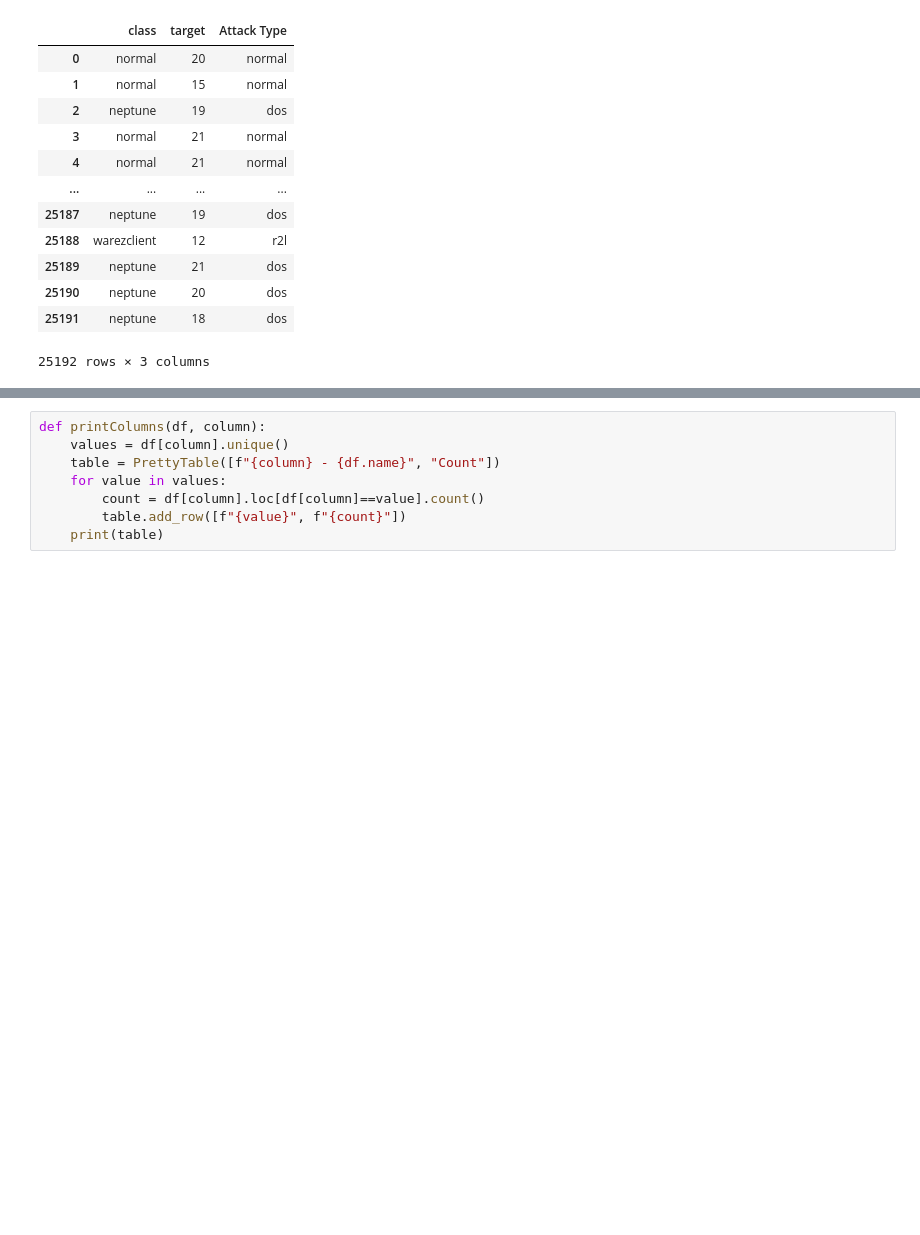
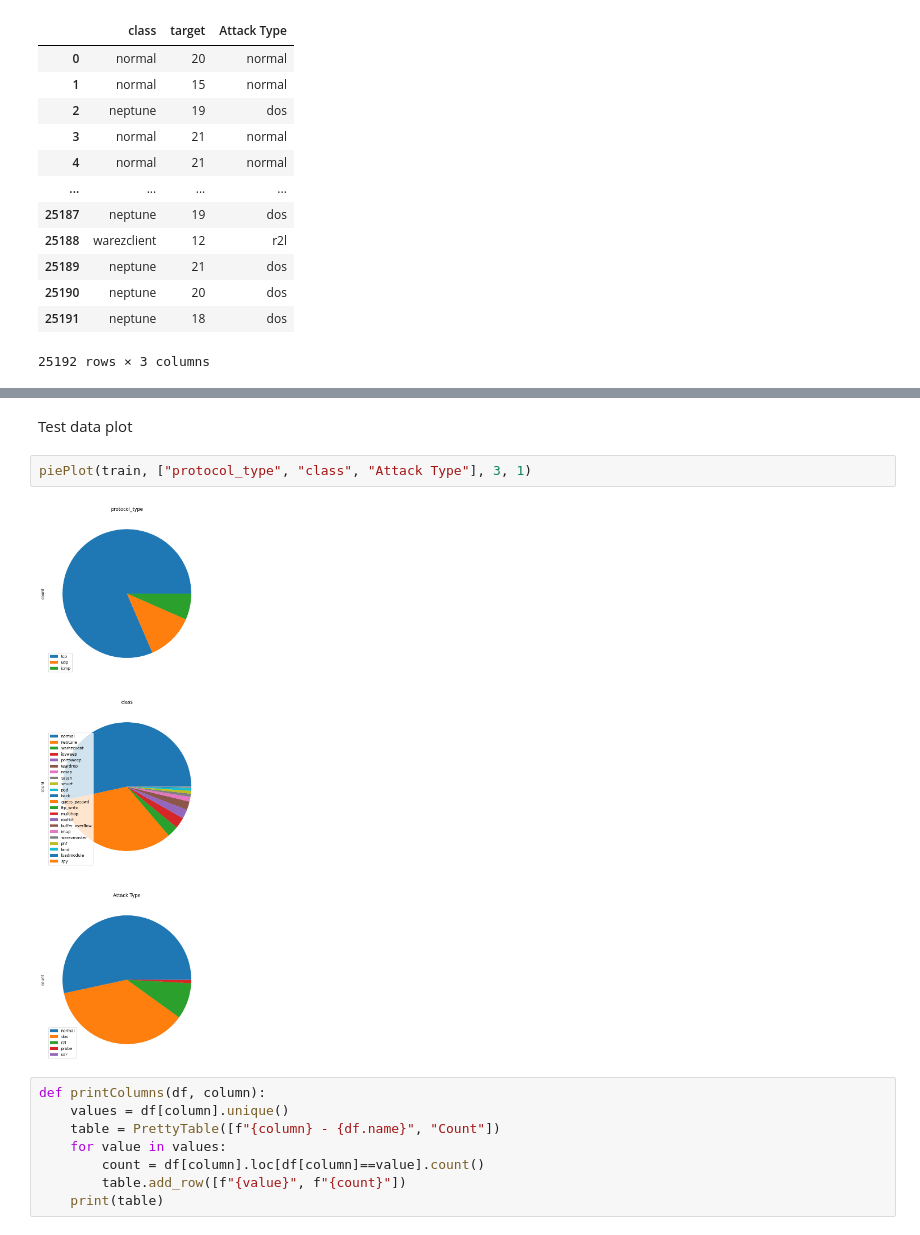
Before and after one commit to KostasEreksonas/IDS_test, a Jupyter notebook: NSL-KDD.ipynb, the cells around one changed output, grey strips where cells are left out. Saved outputs shown, nothing was run; the diff lists cells and outputs as text; blank space fills up the shorter version.

```diff
--- a/NSL-KDD.ipynb
+++ b/NSL-KDD.ipynb
@@ -154,3 +165,9 @@ piePlot(train, train.select_dtypes(include='object'), 5, 1)
+# %% [markdown]
+Test data plot
+# %%
+piePlot(train, ["protocol_type", "class", "Attack Type"], 3, 1)
+# %% [output]
+[figure, added]
 # %%
 def printColumns(df, column):
     values = df[column].unique()
```
Also changed, not shown: parts of 4 cells of this notebook.
